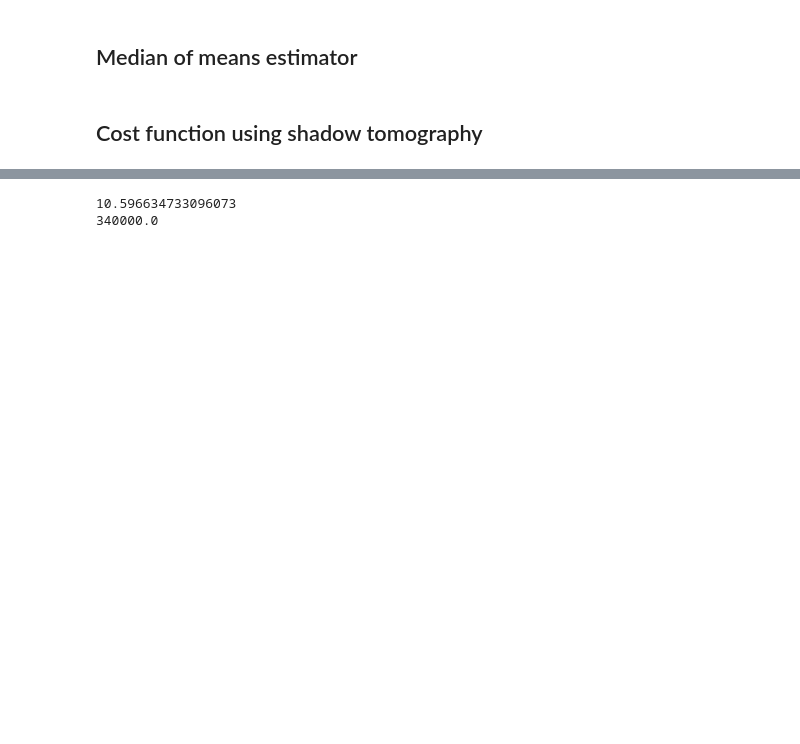
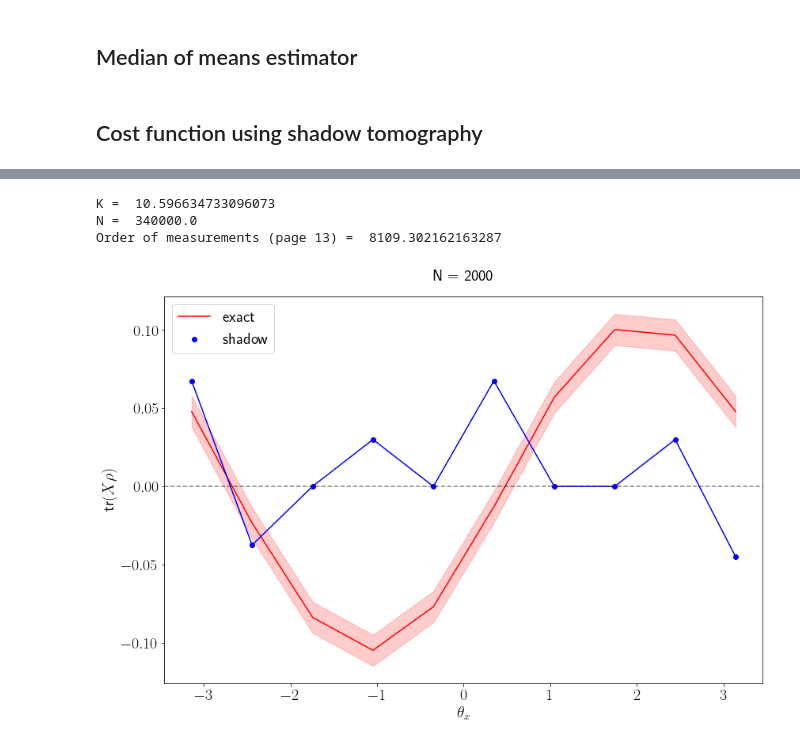
Before and after one commit to psasanka1729/Ultimate-QM-MM, a Jupyter notebook: shadow_tomography_qiskit_code.ipynb, the cells around one changed output, grey strips where cells are left out. Saved outputs shown, nothing was run; the diff lists cells and outputs as text; code cells hidden in the pictures; blank space fills up the shorter version.

```diff
--- a/shadow_tomography_qiskit_code.ipynb
+++ b/shadow_tomography_qiskit_code.ipynb
@@ -273,15 +275,19 @@ theta_ry =  3.455224024278595
 # %%
 delta = 0.01
 K = 2*np.log(2*1/delta)
-print(K)
+print("K = ", K)
 epsilon = 0.01
 N = (34/epsilon**2)
-print(N)
+print("N = ", N)
+M = 1.5
+linear_Op = X
+print("Order of measurements (page 13) = ", np.log(M)*np.trace(linear_Op@linear_Op)/epsilon**2)
 # %% [output]
-10.596634733096073
-340000.0
+K =  10.596634733096073
+N =  340000.0
+Order of measurements (page 13) =  8109.302162163287
 # %%
-divisons = 50
+divisons = 10
 angles_lst = np.linspace(-np.pi,np.pi,divisons)
 
 def cost_function(rho):
@@ -289,7 +295,7 @@ def cost_function(rho):
 
 cost_function_array_shadow = np.zeros(divisons)
 cost_function_array_exact= np.zeros(divisons)
-N = 80
+N = 200
 K = 10
 for jj in range(divisons):
     cost_functions = cost_function_using_shadow_tomography(N,K,angles_lst[jj],
@@ -302,36 +308,40 @@ for jj in range(divisons):
 large = 40; med = 20; small = 20
 params = {'axes.titlesize': med,
           'axes.titlepad' : med,
           'legend.fontsize': med,
           'axes.labelsize': med ,
           'axes.titlesize': med ,
           'xtick.labelsize': med ,
           'ytick.labelsize': med ,
           'figure.titlesize': med}
 plt.rcParams['text.usetex'] = True
 #plt.rcParams['text.latex.preamble'] = r'\usepackage{{amsmath}}'
 plt.rcParams.update(params)
 f = plt.figure()
-f.set_figwidth(8)
-f.set_figheight(6)
+f.set_figwidth(15)
+f.set_figheight(10)
 plt.plot(angles_lst,cost_function_array_exact,c="red",label="exact")
 plt.plot(angles_lst,cost_function_array_shadow,c="blue")
 plt.scatter(angles_lst,cost_function_array_shadow,c="blue",label="shadow")
-
+yerr = 0.01
+plt.fill_between(angles_lst, cost_function_array_exact - yerr,
+                 cost_function_array_exact + yerr,color="red", alpha=0.2)
 ax = f.gca()
 #ax.axvline(theta_x_exact, color="green",label=r"Exact $\theta_{x}$",linestyle="--")
 ax.axhline(0, color="k",linestyle="--",alpha=0.5)
 #ax.axvline(-np.pi+theta_x_exact, color="green",label = r"$\theta_{x}$",linestyle="--")
 #plt.title("Plot of cost function, "+r"$f( \rho ) = \textrm{tr}((\mathcal{L}\rho)^{2})$")
 plt.title("N = "+str(N*K))
 plt.xlabel(r"$\theta_{x}$")
 plt.ylabel(r"tr$( X \rho )$")
 #plt.ylim([-0.25,0.25])
 plt.legend()
 plt.gcf().subplots_adjust(bottom=0.2)
 plt.gcf().subplots_adjust(left=0.2)
 #plt.savefig("f_as_function_of_theta_x_6000.jpg",dpi=600)
 plt.show()
+# %% [output]
+[figure, added]
 # %%
 r"""
 rho_exact_and_shadows = classical_shadow_using_ST(100,10,theta_x_exact,theta_y_exact,theta_z_exact,theta_ry_exact)
```
Also changed, not shown: parts of 4 cells of this notebook.
